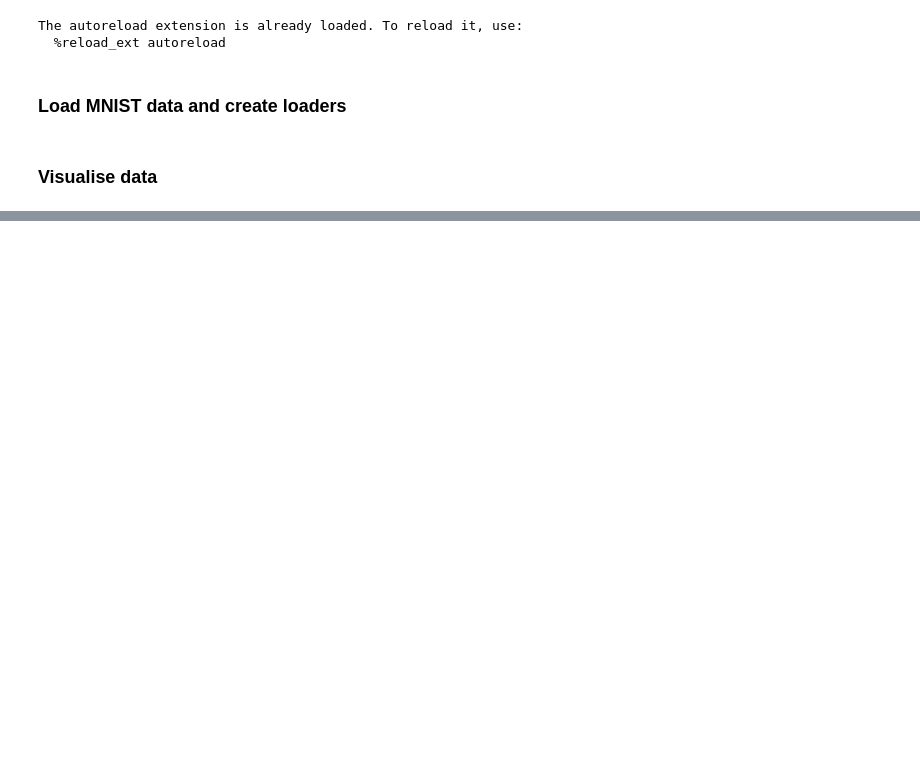
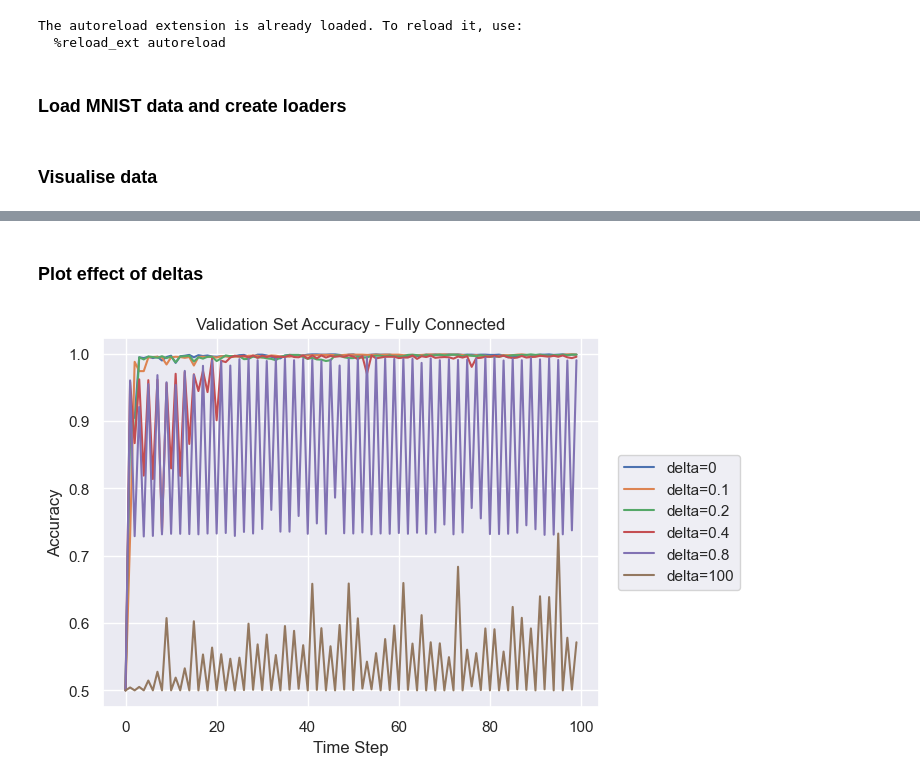
Before and after one commit to michael-cummins/FedBack, a Jupyter notebook: experiments/mnist_torch.ipynb, the cells around one changed output, grey strips where cells are left out. Cells and saved outputs as stored; diff of their text form; code cells hidden in the pictures; blank space fills up the shorter version.

```diff
--- a/experiments/mnist_torch.ipynb
+++ b/experiments/mnist_torch.ipynb
@@ -110,0 +133,21 @@ model2 test = 0.9960536700868192
+# %%
+test_accs_fc = test_accs
+loads_fc = loads
+rates_per_delta_fc = rate_per_delta
+acc_per_delta_fc = acc_per_delta
+deltas_fc = deltas
+# %% [markdown]
+### Plot effect of deltas
+# %%
+T = range(t_max)
+
+# Plot accuracies
+for acc, delta in zip(acc_per_delta_fc, deltas_fc):
+    plt.plot(T, acc, label=f'delta={delta}')
+plt.legend(loc='center right', bbox_to_anchor=(1.3, 0.5))
+plt.xlabel('Time Step')
+plt.ylabel('Accuracy')
+plt.title('Validation Set Accuracy - Fully Connected')
+plt.show()
+# %% [output]
+[figure, added]
```
Also changed, not shown: parts of 15 cells of this notebook, 4 other files.
